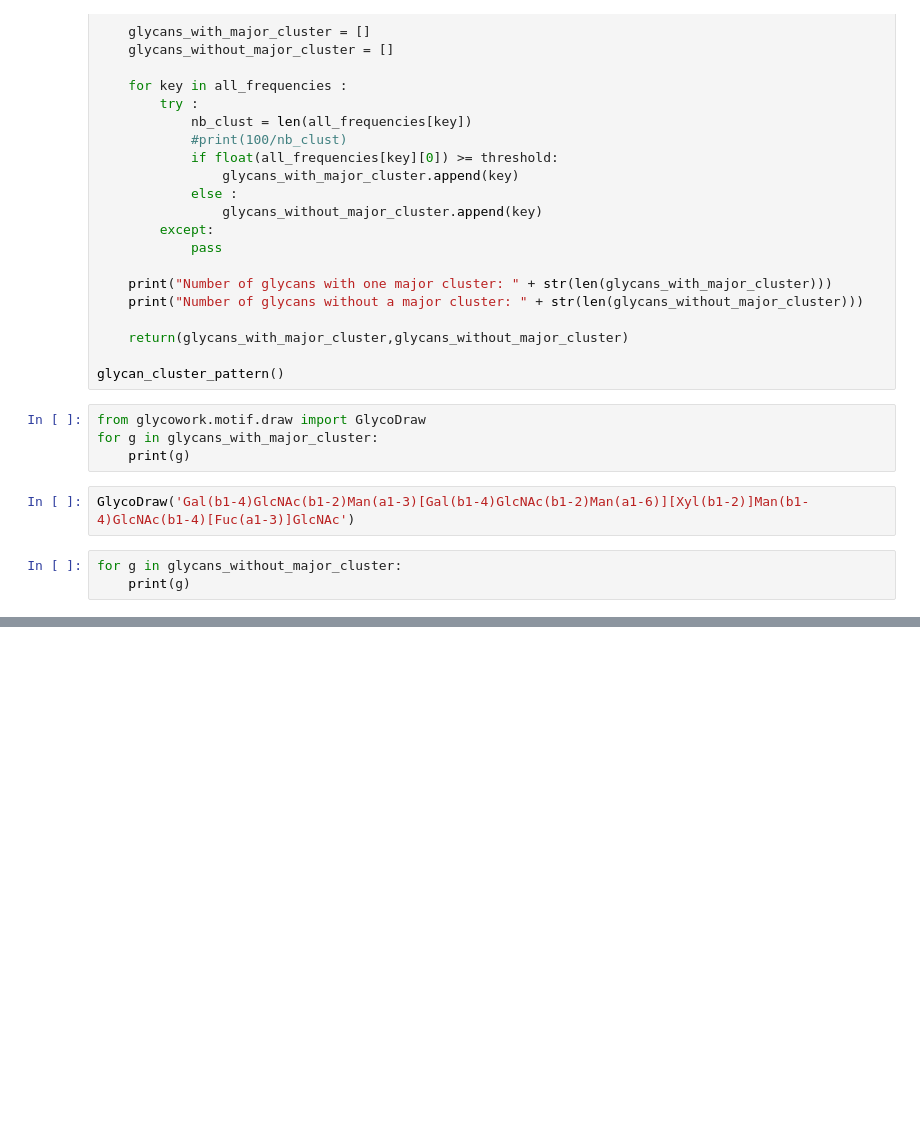
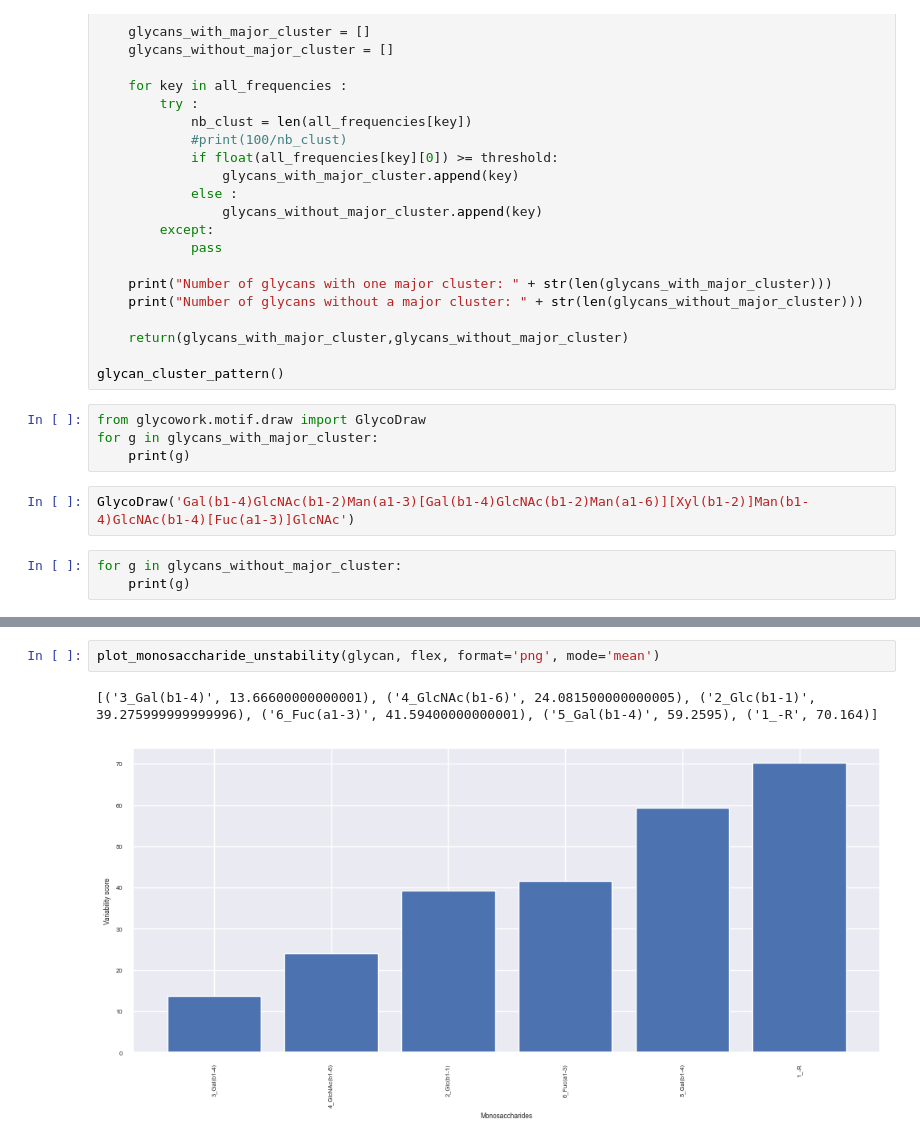
Before and after one commit to lthomes/glycontact, a Jupyter notebook: process_data.ipynb, the cells around one changed output, grey strips where cells are left out. Saved outputs shown, nothing was run; the diff lists cells and outputs as text; blank space fills up the shorter version.

```diff
--- a/process_data.ipynb
+++ b/process_data.ipynb
@@ -1906,0 +2066,5 @@ for g in glycans_without_major_cluster:
+# %%
+plot_monosaccharide_unstability(glycan, flex, format='png', mode='mean')
+# %% [output]
+[('3_Gal(b1-4)', 13.66600000000001), ('4_GlcNAc(b1-6)', 24.081500000000005), ('2_Glc(b1-1)', 39.275999999999996), ('6_Fuc(a1-3)', 41.59400000000001), ('5_Gal(b1-4)', 59.2595), ('1_-R', 70.164)]
+[figure, added]
```
Also changed, not shown: parts of 9 cells of this notebook, 6 other files.
